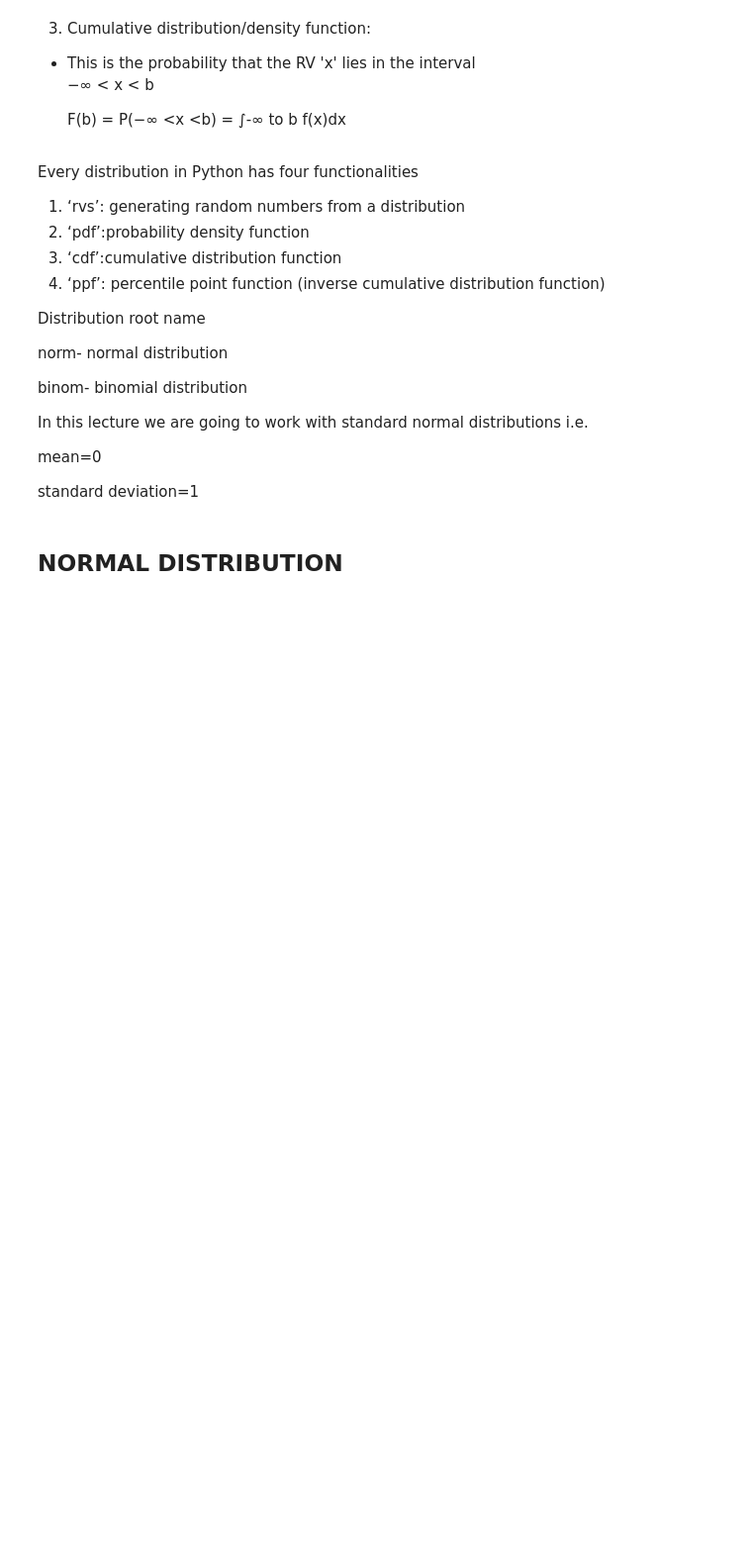
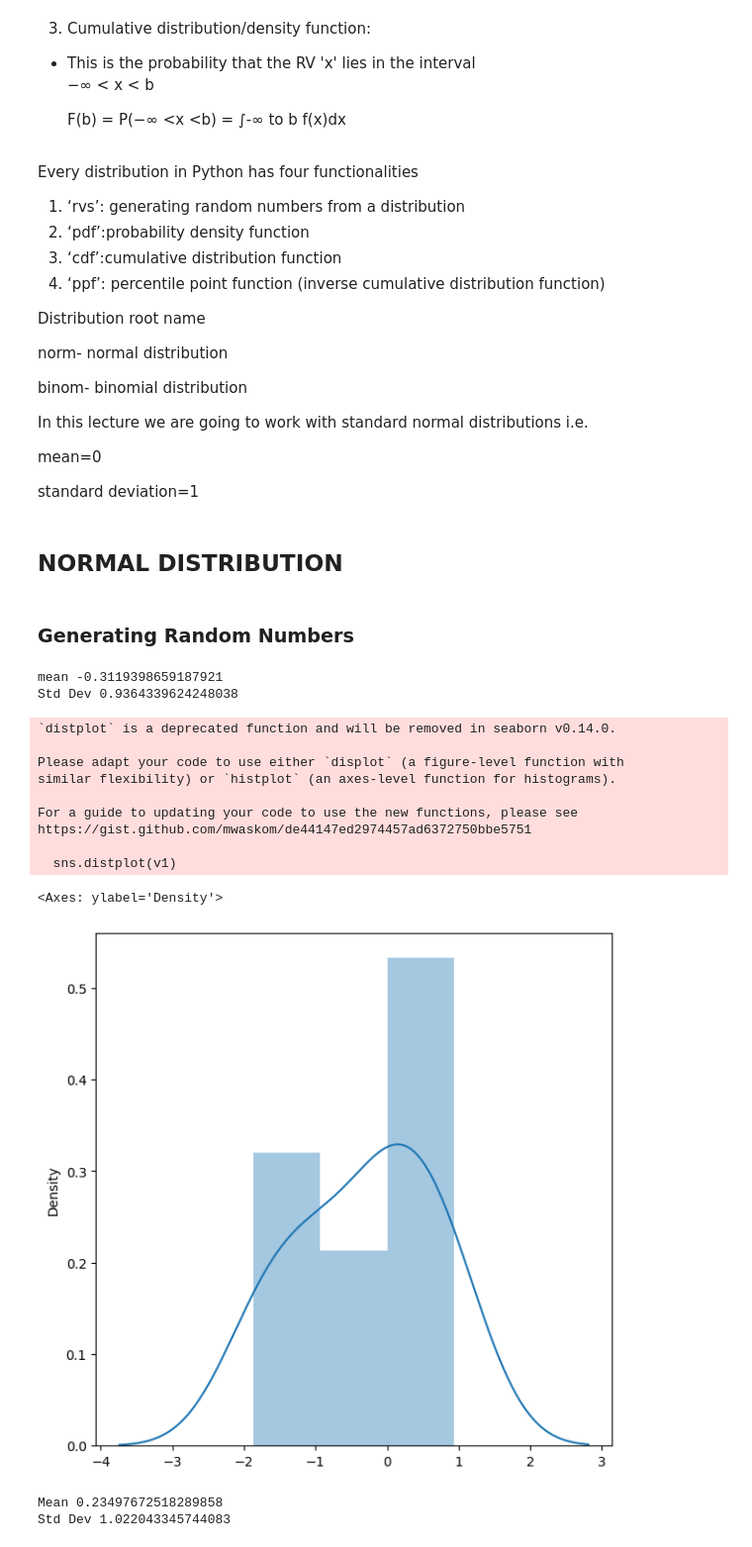
Before and after one commit to shaikh-abdul-hamid/python-for-data-science-iit, a Jupyter notebook: python for AIML/week 5 python for AIML/hands_on_distribution.ipynb, the cells around one changed output. Shown at 99% size. Cells and saved outputs as stored; diff of their text form; code cells hidden in the pictures; blank space fills up the shorter version.

```diff
--- a/python for AIML/week 5 python for AIML/hands_on_distribution.ipynb
+++ b/python for AIML/week 5 python for AIML/hands_on_distribution.ipynb
@@ -59,3 +59,35 @@ import seaborn as sns
 
 # importing scipy.stats for statistical computations
 import scipy.stats
+# %%
+plt.rcParams["figure.figsize"] = (7,7)
+# %% [markdown]
+### Generating Random Numbers
+# %%
+v1 = scipy.stats.norm.rvs(loc=0, scale =1, size = 10)
+print ('mean', v1.mean())
+print ('Std Dev', v1.std())
+# %% [output]
+mean -0.3119398659187921
+Std Dev 0.9364339624248038
+# %%
+sns.distplot(v1)
+# %% [output]
+`distplot` is a deprecated function and will be removed in seaborn v0.14.0.
+
+Please adapt your code to use either `displot` (a figure-level function with
+similar flexibility) or `histplot` (an axes-level function for histograms).
+
+For a guide to updating your code to use the new functions, please see
+https://gist.github.com/mwaskom/de44147ed2974457ad6372750bbe5751
+
+  sns.distplot(v1)
+<Axes: ylabel='Density'>
+[figure, added]
+# %%
+v2 = scipy.stats.norm.rvs(loc=0, scale=1, size=100)
+print('Mean', v2.mean())
+print('Std Dev', v2.std())
+# %% [output]
+Mean 0.23497672518289858
+Std Dev 1.022043345744083
```
Also changed, not shown: parts of 53 cells of this notebook.
